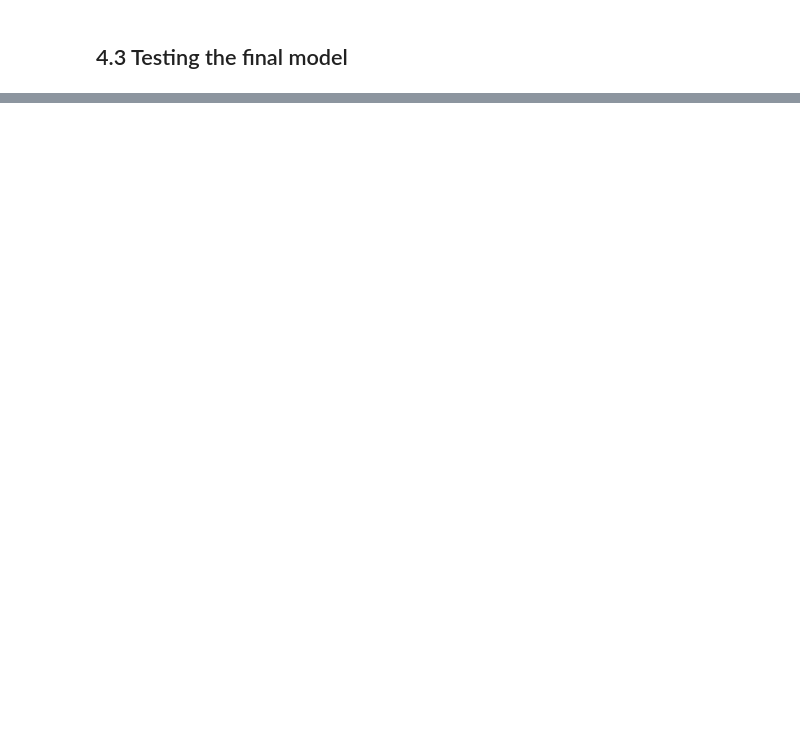
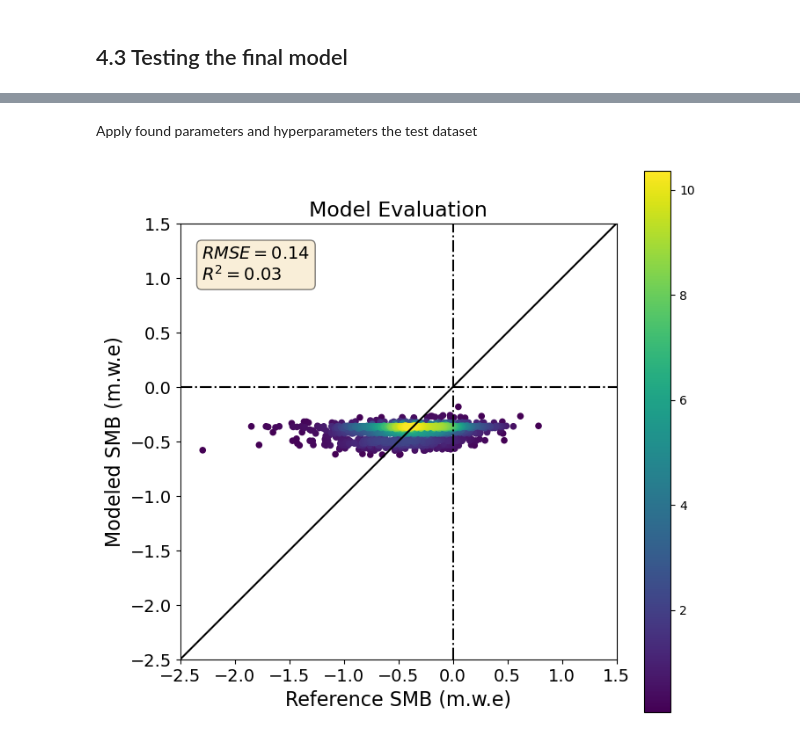
Before and after one commit to regine/Project_MB_Regression, a Jupyter notebook: 4_Validation.ipynb, the cells around one changed output, grey strips where cells are left out. Saved outputs shown, nothing was run; the diff lists cells and outputs as text; code cells hidden in the pictures; blank space fills up the shorter version.

```diff
--- a/4_Validation.ipynb
+++ b/4_Validation.ipynb
@@ -127,0 +169,15 @@ def plot_prediction(y1, y2, n_toplot=10**10):
+# %%
+df_test = pd.read_csv('Data/df_test.csv', index_col=['rgi_id', 'period'])
+# %%
+features_to_drop = ['dmdtda', 'err_dmdtda', 'target_id']
+
+df_test_X = df_test.drop(features_to_drop, axis=1)
+df_test_y = df_test[['dmdtda']]
+
+X_test, y_test = df_test_X.values, df_test_y.values
+# %% [markdown]
+Apply found parameters and hyperparameters the test dataset
+# %%
+plot_prediction(y_test, reg_nn.predict(X_test), n_toplot=5000)
+# %% [output]
+[figure, added]
```
Also changed, not shown: parts of 19 cells of this notebook, 2 other files.
